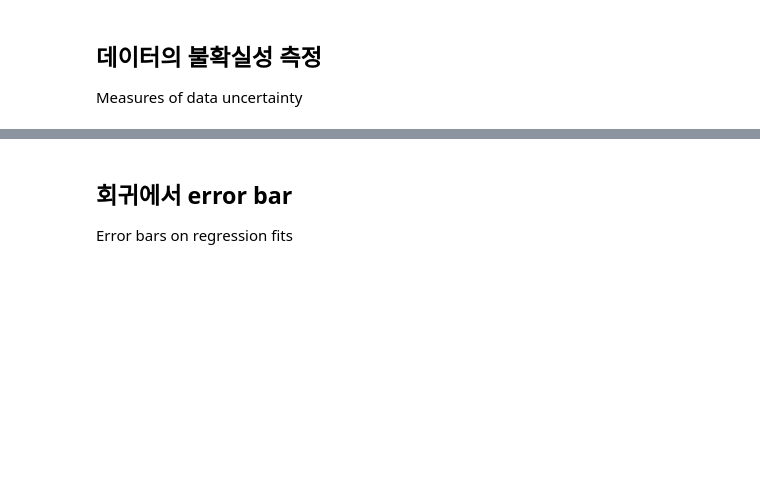
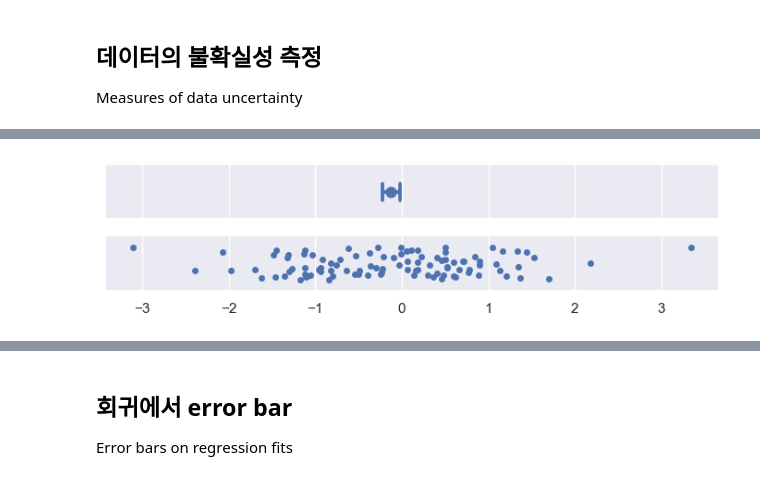
Before and after one commit to kjmn1105/Seaborn-Tuorial, a Jupyter notebook: 09_Statistical operations (1).ipynb, the cells around one changed output, grey strips where cells are left out. Cells and saved outputs as stored; diff of their text form; code cells hidden in the pictures; blank space fills up the shorter version.

Commit message:
Are error bars enough?

```diff
--- a/09_Statistical operations (1).ipynb
+++ b/09_Statistical operations (1).ipynb
@@ -93,0 +105,4 @@ Measures of data uncertainty
+# %%
+plot_errorbars("se")
+# %% [output]
+[figure, added]
```
Also changed, not shown: parts of 20 cells of this notebook.
